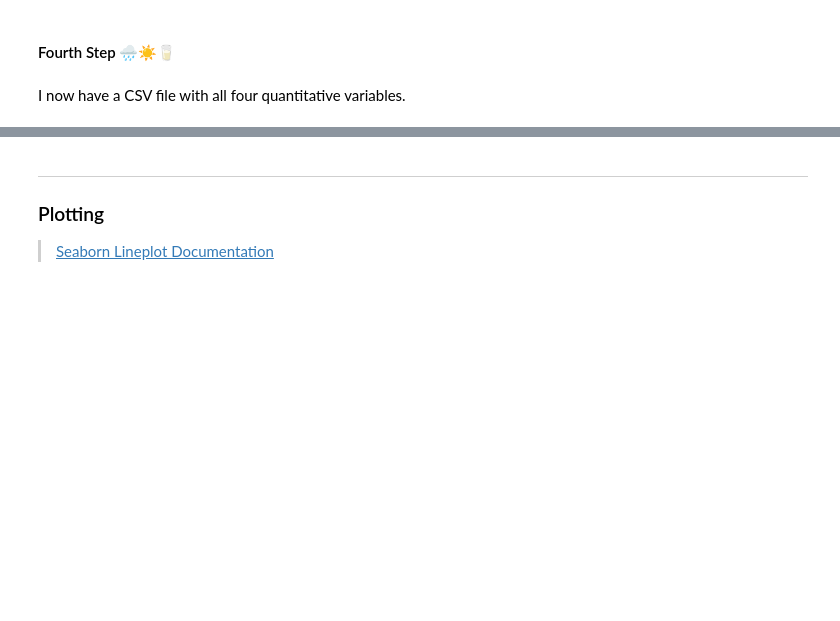
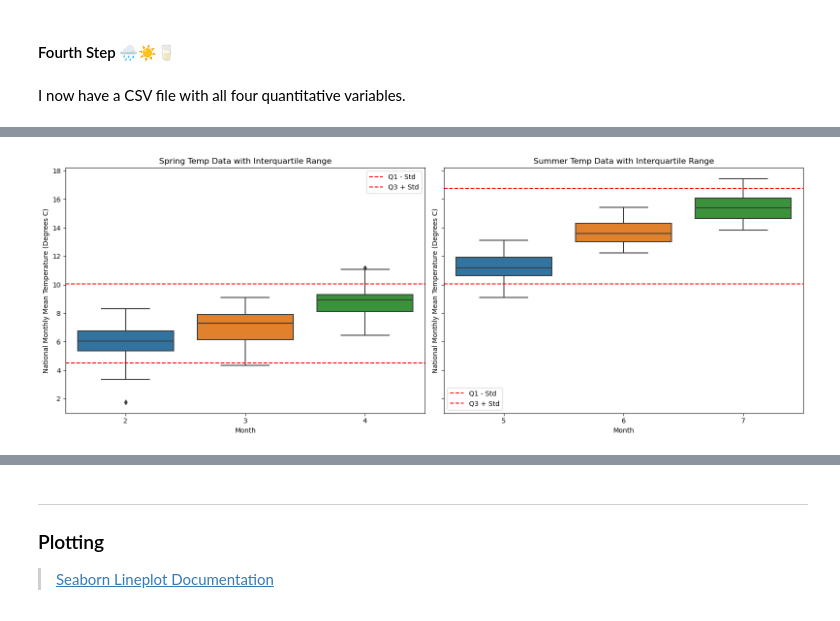
Before and after one commit to turps-pc90/PfDA_Assignment, a Jupyter notebook: PfDA_Assignment.ipynb, the cells around one changed output, grey strips where cells are left out. Drawn from its saved outputs; the diff is of its cells as text; code cells hidden in the pictures; blank space fills up the shorter version.

```diff
--- a/PfDA_Assignment.ipynb
+++ b/PfDA_Assignment.ipynb
@@ -359,0 +408,34 @@ irish_milk['Month'] = pd.to_datetime(irish_milk['Month'], format='%Y-%m')
+# %%
+# Calculate standard deviation of temperature for both subsets
+std_springtemp = spring_data['NationalMonthlyMeanTempDegreesC'].std()
+std_summertemp = summer_data['NationalMonthlyMeanTempDegreesC'].std()
+
+# Plotting
+fig, axes = plt.subplots(nrows=1, ncols=2, figsize=(16, 6), sharey=True)
+
+# Plot spring data for temperature with interquartile range
+sns.boxplot(x=spring_data['Month'].dt.month, y=spring_data['NationalMonthlyMeanTempDegreesC'], ax=axes[0])
+axes[0].set_title('Spring Temp Data with Interquartile Range')
+axes[0].set_xlabel('Month')
+axes[0].set_ylabel('National Monthly Mean Temperature (Degrees C)')
+
+# Adding standard deviation lines for interquartile range (for spring data)
+axes[0].axhline(spring_data['NationalMonthlyMeanTempDegreesC'].quantile(0.25) - std_springtemp, linestyle='--', color='red', label='Q1 - Std')
+axes[0].axhline(spring_data['NationalMonthlyMeanTempDegreesC'].quantile(0.75) + std_springtemp, linestyle='--', color='red', label='Q3 + Std')
+axes[0].legend()
+
+# Plot summer data for temperature with interquartile range
+sns.boxplot(x=summer_data['Month'].dt.month, y=summer_data['NationalMonthlyMeanTempDegreesC'], ax=axes[1])
+axes[1].set_title('Summer Temp Data with Interquartile Range')
+axes[1].set_xlabel('Month')
+axes[1].set_ylabel('National Monthly Mean Temperature (Degrees C)')
+
+# Adding standard deviation lines for interquartile range (for summer data)
+axes[1].axhline(summer_data['NationalMonthlyMeanTempDegreesC'].quantile(0.25) - std_summertemp, linestyle='--', color='red', label='Q1 - Std')
+axes[1].axhline(summer_data['NationalMonthlyMeanTempDegreesC'].quantile(0.75) + std_summertemp, linestyle='--', color='red', label='Q3 + Std')
+axes[1].legend()
+
+plt.tight_layout()
+plt.show()
+# %% [output]
+[figure, added]
```
Also changed, not shown: parts of 13 cells of this notebook.
